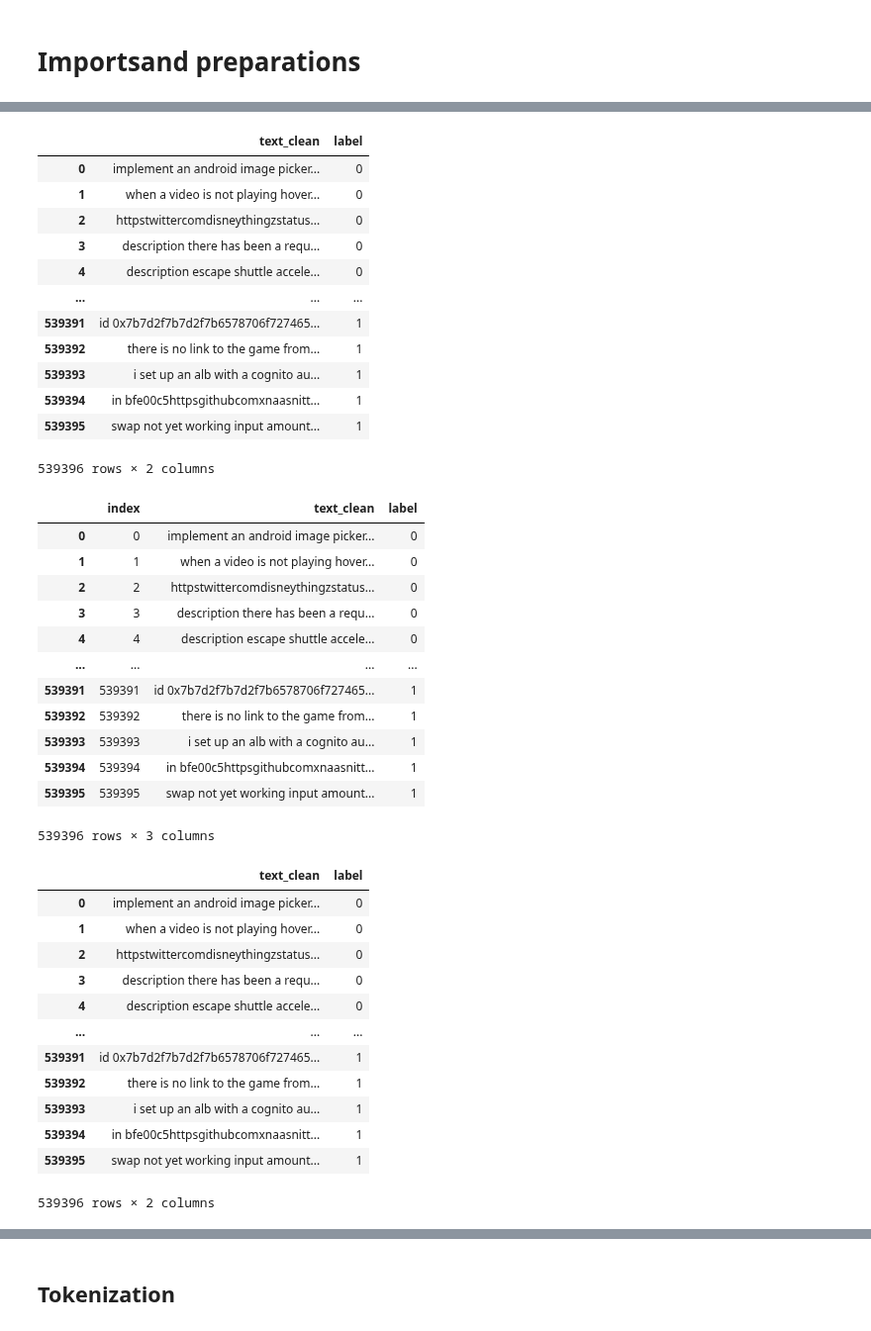
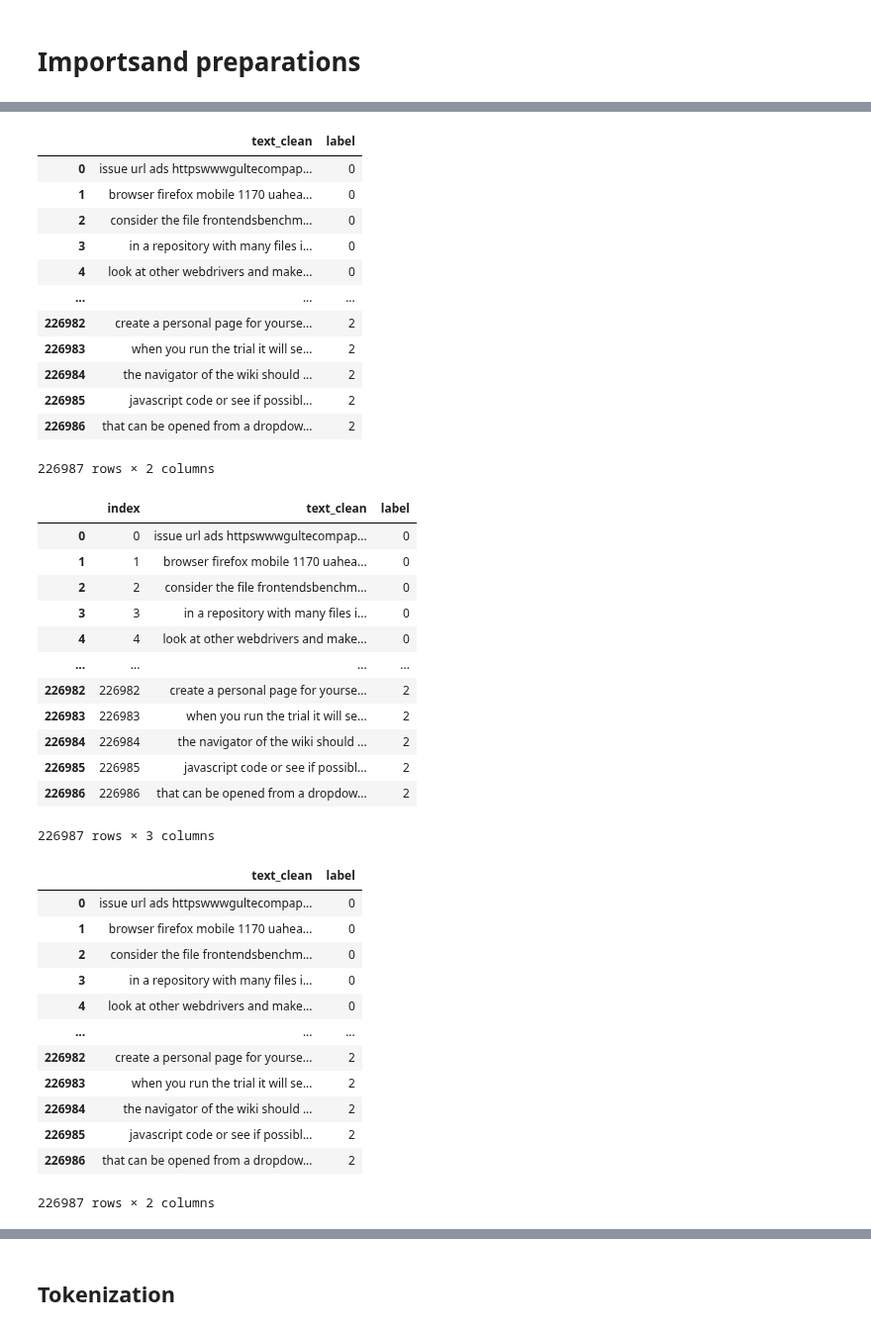
Before and after one commit to Kristmh/thesis_code, a Jupyter notebook: priority/high_med_low_v2/04_bert_priority.ipynb, the cells around one changed output, grey strips where cells are left out. Shown at 99% size. Cells and saved outputs as stored; diff of their text form; code cells hidden in the pictures.

Commit message:
feat: train using high,med,low on large dataset

```diff
--- a/priority/high_med_low_v2/04_bert_priority.ipynb
+++ b/priority/high_med_low_v2/04_bert_priority.ipynb
@@ -100,20 +103,20 @@ GPU Usage after emptying the cache
 # %%
-data = pd.read_csv("csv/priority_high_or_not_high_clean.csv" , index_col = 0)
+data = pd.read_csv("csv/priority_high_med_low_clean.csv" , index_col = 0)
 data
 # %% [output]
 |  | text_clean | label |
-| 0 | implement an android image picker... | 0 |
-| 1 | when a video is not playing hover... | 0 |
-| 2 | httpstwittercomdisneythingzstatus... | 0 |
-| 3 | description there has been a requ... | 0 |
-| 4 | description escape shuttle accele... | 0 |
+| 0 | issue url ads httpswwwgultecompap... | 0 |
+| 1 | browser firefox mobile 1170 uahea... | 0 |
+| 2 | consider the file frontendsbenchm... | 0 |
+| 3 | in a repository with many files i... | 0 |
+| 4 | look at other webdrivers and make... | 0 |
 | ... | ... | ... |
-| 539391 | id 0x7b7d2f7b7d2f7b6578706f727465... | 1 |
-| 539392 | there is no link to the game from... | 1 |
-| 539393 | i set up an alb with a cognito au... | 1 |
-| 539394 | in bfe00c5httpsgithubcomxnaasnitt... | 1 |
-| 539395 | swap not yet working input amount... | 1 |
+| 226982 | create a personal page for yourse... | 2 |
+| 226983 | when you run the trial it will se... | 2 |
+| 226984 | the navigator of the wiki should ... | 2 |
+| 226985 | javascript code or see if possibl... | 2 |
+| 226986 | that can be opened from a dropdow... | 2 |
-539396 rows × 2 columns
+226987 rows × 2 columns
 # %%
 # Smaller and faster than bert.
 base_model_id = "distilbert-base-uncased"
@@ -163,18 +166,18 @@ data.reset_index(inplace=True)
 data
 # %% [output]
 |  | index | text_clean | label |
-| 0 | 0 | implement an android image picker... | 0 |
-| 1 | 1 | when a video is not playing hover... | 0 |
-| 2 | 2 | httpstwittercomdisneythingzstatus... | 0 |
-| 3 | 3 | description there has been a requ... | 0 |
-| 4 | 4 | description escape shuttle accele... | 0 |
+| 0 | 0 | issue url ads httpswwwgultecompap... | 0 |
+| 1 | 1 | browser firefox mobile 1170 uahea... | 0 |
+| 2 | 2 | consider the file frontendsbenchm... | 0 |
+| 3 | 3 | in a repository with many files i... | 0 |
+| 4 | 4 | look at other webdrivers and make... | 0 |
 | ... | ... | ... | ... |
-| 539391 | 539391 | id 0x7b7d2f7b7d2f7b6578706f727465... | 1 |
-| 539392 | 539392 | there is no link to the game from... | 1 |
-| 539393 | 539393 | i set up an alb with a cognito au... | 1 |
-| 539394 | 539394 | in bfe00c5httpsgithubcomxnaasnitt... | 1 |
-| 539395 | 539395 | swap not yet working input amount... | 1 |
+| 226982 | 226982 | create a personal page for yourse... | 2 |
+| 226983 | 226983 | when you run the trial it will se... | 2 |
+| 226984 | 226984 | the navigator of the wiki should ... | 2 |
+| 226985 | 226985 | javascript code or see if possibl... | 2 |
+| 226986 | 226986 | that can be opened from a dropdow... | 2 |
-539396 rows × 3 columns
+226987 rows × 3 columns
 # %%
 #Drops the index col, better for managint the data.
 data.drop(columns= ["index"], inplace = True)
@@ -182,18 +185,18 @@ data.drop(columns= ["index"], inplace = True)
 data
 # %% [output]
 |  | text_clean | label |
-| 0 | implement an android image picker... | 0 |
-| 1 | when a video is not playing hover... | 0 |
-| 2 | httpstwittercomdisneythingzstatus... | 0 |
-| 3 | description there has been a requ... | 0 |
-| 4 | description escape shuttle accele... | 0 |
+| 0 | issue url ads httpswwwgultecompap... | 0 |
+| 1 | browser firefox mobile 1170 uahea... | 0 |
+| 2 | consider the file frontendsbenchm... | 0 |
+| 3 | in a repository with many files i... | 0 |
+| 4 | look at other webdrivers and make... | 0 |
 | ... | ... | ... |
-| 539391 | id 0x7b7d2f7b7d2f7b6578706f727465... | 1 |
-| 539392 | there is no link to the game from... | 1 |
-| 539393 | i set up an alb with a cognito au... | 1 |
-| 539394 | in bfe00c5httpsgithubcomxnaasnitt... | 1 |
-| 539395 | swap not yet working input amount... | 1 |
+| 226982 | create a personal page for yourse... | 2 |
+| 226983 | when you run the trial it will se... | 2 |
+| 226984 | the navigator of the wiki should ... | 2 |
+| 226985 | javascript code or see if possibl... | 2 |
+| 226986 | that can be opened from a dropdow... | 2 |
-539396 rows × 2 columns
+226987 rows × 2 columns
 # %%
 # 60% trainig, 20% validate, 20% test. Seed None.
 # Test 80-10-10 and 70-15-15
```
Also changed, not shown: parts of 19 cells of this notebook, 3 other files.
